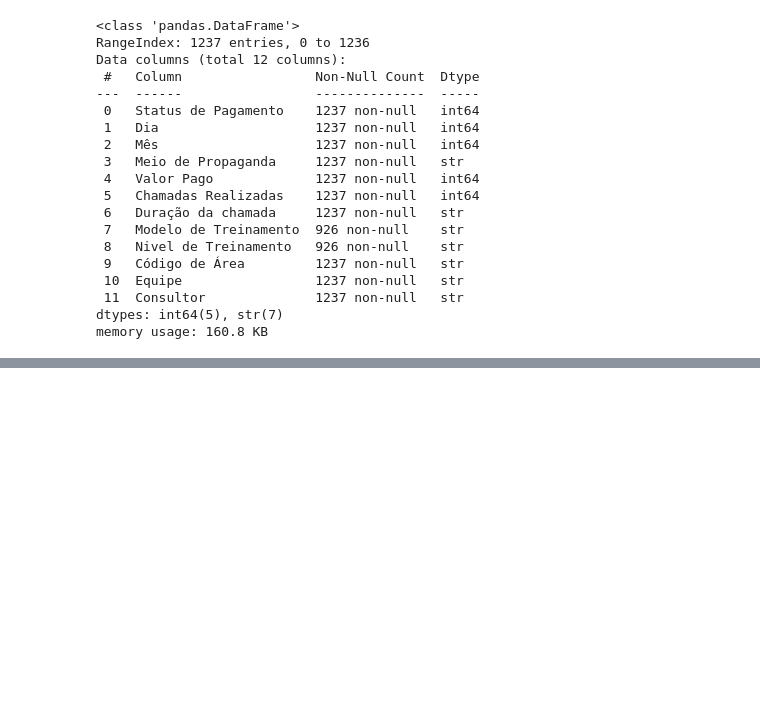
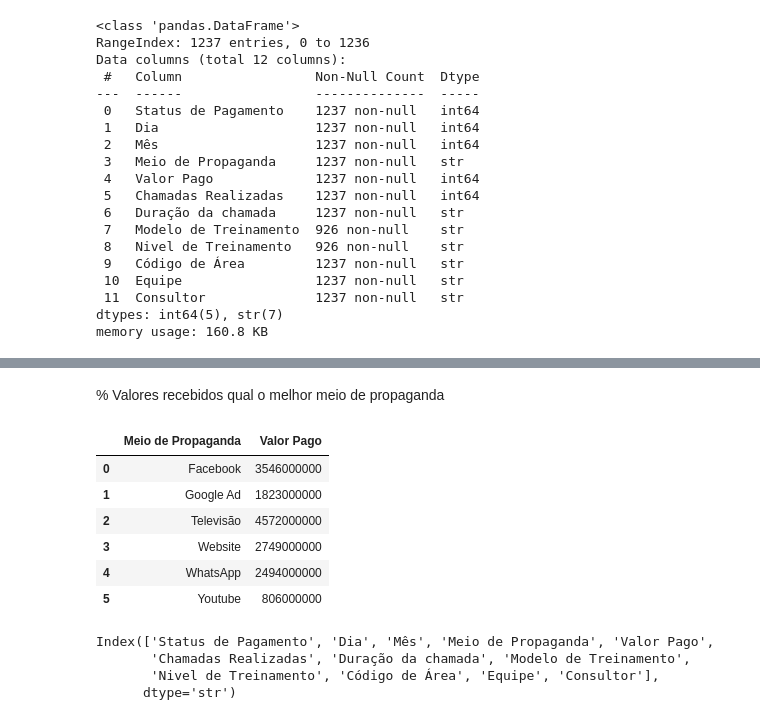
Before and after one commit to CarlosSergioOliveira1985/Dashboar-vendas-Python-Streamlit, a Jupyter notebook: graficos.ipynb, the cells around one changed output, grey strips where cells are left out. Cells and saved outputs as stored; diff of their text form; code cells hidden in the pictures; blank space fills up the shorter version.

```diff
--- a/graficos.ipynb
+++ b/graficos.ipynb
@@ -96,0 +247,14 @@ memory usage: 160.8 KB
+# %% [markdown]
+% Valores recebidos qual o melhor meio de propaganda
+# %%
+df6 = df.groupby('Meio de Propaganda') ['Valor Pago'].sum().reset_index()
+# %%
+df6
+# %% [output]
+|  | Meio de Propaganda | Valor Pago |
+| 0 | Facebook | 3546000000 |
+| 1 | Google Ad | 1823000000 |
+| 2 | Televisão | 4572000000 |
+| 3 | Website | 2749000000 |
+| 4 | WhatsApp | 2494000000 |
+| 5 | Youtube | 806000000 |
@@ -96,0 +268,7 @@ memory usage: 160.8 KB
+# %%
+df.columns
+# %% [output]
+Index(['Status de Pagamento', 'Dia', 'Mês', 'Meio de Propaganda', 'Valor Pago',
+       'Chamadas Realizadas', 'Duração da chamada', 'Modelo de Treinamento',
+       'Nivel de Treinamento', 'Código de Área', 'Equipe', 'Consultor'],
+      dtype='str')
```
Also changed, not shown: parts of 28 cells of this notebook.
